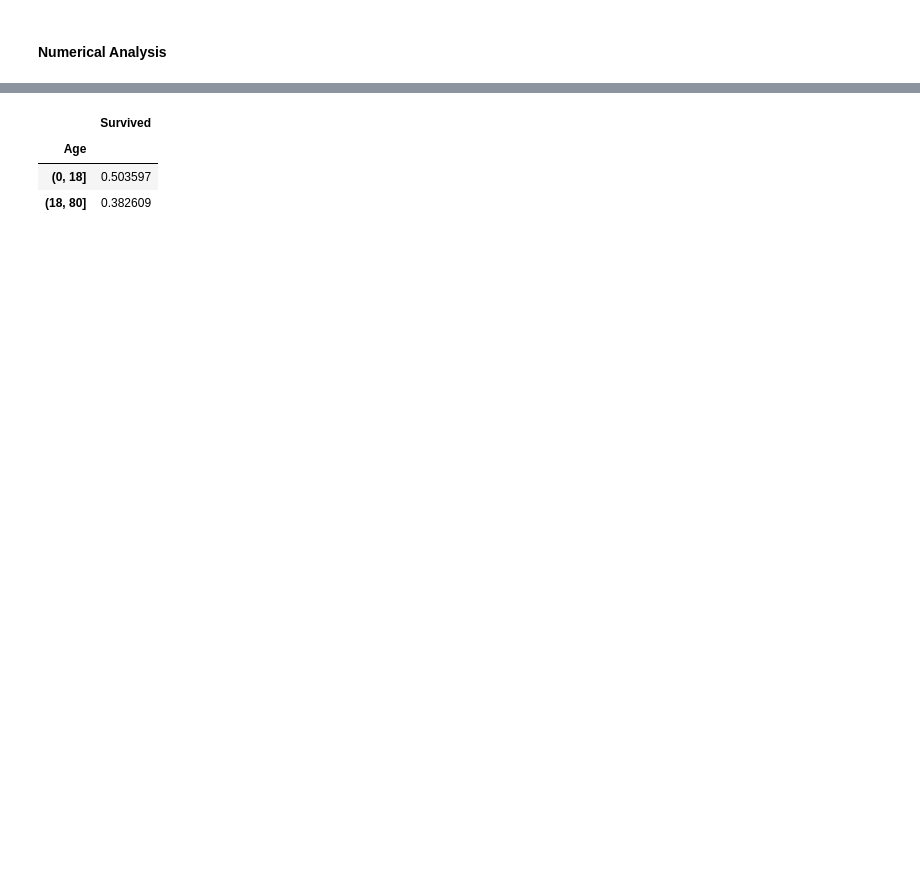
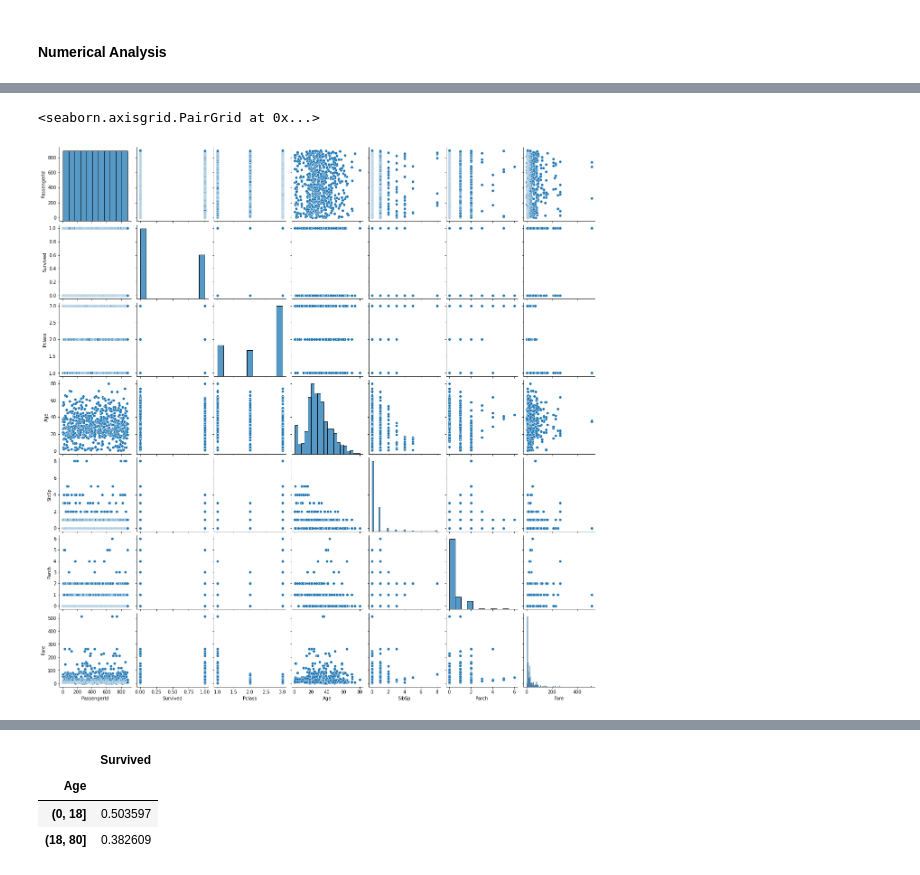
Before and after one commit to rx229/Projects, a Jupyter notebook: Titanic/TitanicMisc.ipynb, the cells around one changed output, grey strips where cells are left out. Saved outputs shown, nothing was run; the diff lists cells and outputs as text; code cells hidden in the pictures; blank space fills up the shorter version.

```diff
--- a/Titanic/TitanicMisc.ipynb
+++ b/Titanic/TitanicMisc.ipynb
@@ -253,0 +93,5 @@ High **positive correlation** between Parch and SibSp : Families tend to travel
+# %%
+sns.pairplot(train_data)
+# %% [output]
+<seaborn.axisgrid.PairGrid at 0x...>
+[figure, added]
```
Also changed, not shown: parts of 66 cells of this notebook, 1 other file.
